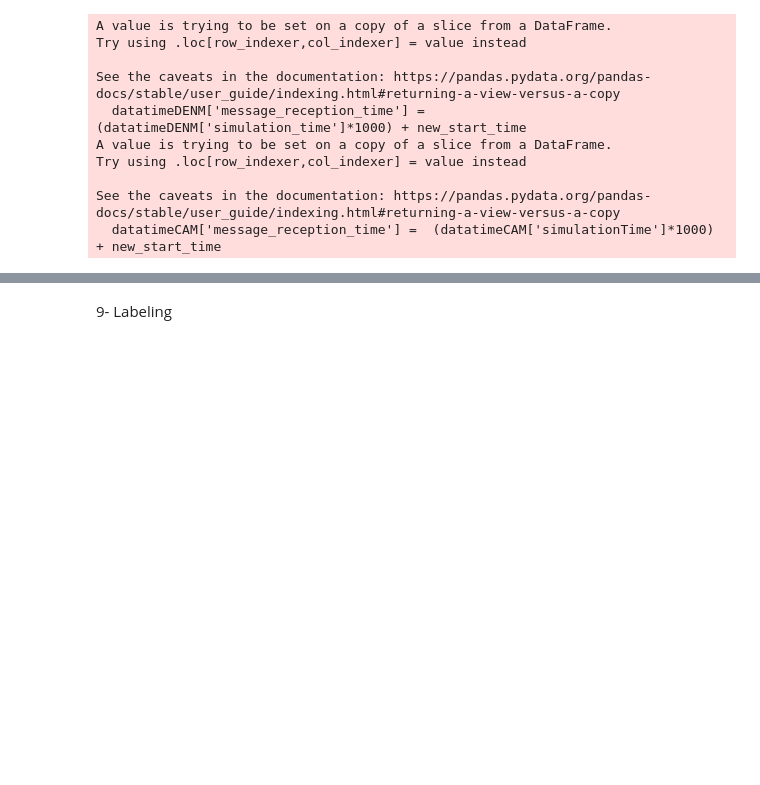
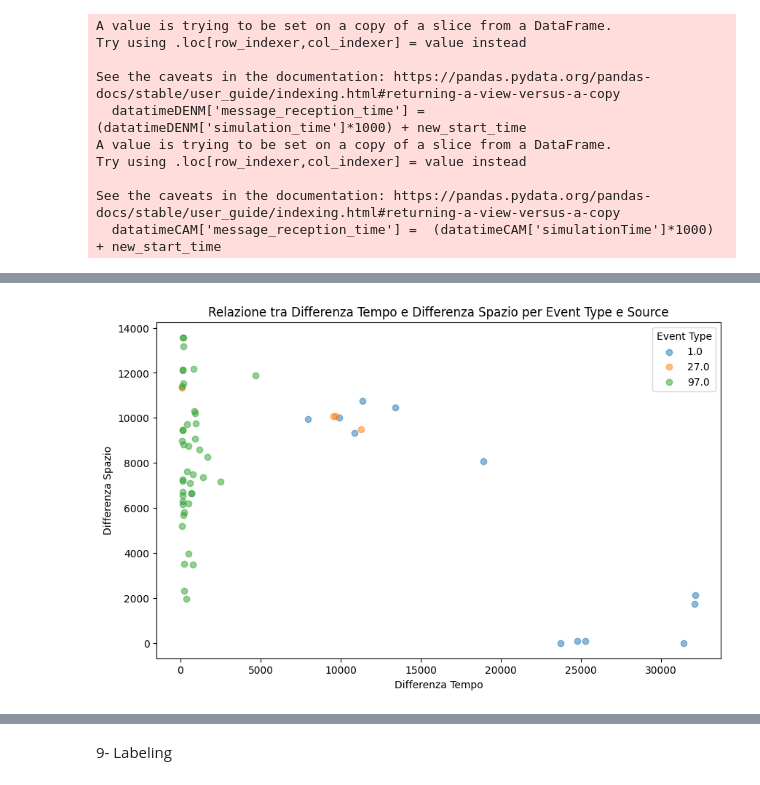
Before and after one commit to alessandrablasioli/attivitaprogettuale, a Jupyter notebook: attprog_sec/finito.ipynb, the cells around one changed output, grey strips where cells are left out. Saved outputs shown, nothing was run; the diff lists cells and outputs as text; code cells hidden in the pictures; blank space fills up the shorter version.

```diff
--- a/attprog_sec/finito.ipynb
+++ b/attprog_sec/finito.ipynb
@@ -541,0 +583,18 @@ datatimeDENM.head()
+# %%
+#raggruppo i messaggi per tipo di source ed event type, per ogni messaggio con stessa source ed event type
+#faccio una media dei valori
+
+grouped_data = denm_modified.groupby(['source','situation_eventType']).mean().reset_index()
+grouped_data_time = grouped_data.groupby(['situation_eventType'])['differenza_tempo']
+grouped_data_space = grouped_data.groupby(['situation_eventType'])['spatial_differences']
+plt.figure(figsize=(10, 6))
+for (event_type), group_time in grouped_data_time:
+    group_space = grouped_data_space.get_group((event_type))
+    plt.scatter(group_time, group_space, label=f'{event_type}', alpha=0.5)
+plt.title('Relazione tra Differenza Tempo e Differenza Spazio per Event Type e Source')
+plt.xlabel('Differenza Tempo')
+plt.ylabel('Differenza Spazio')
+plt.legend(title='Event Type')
+plt.show()
+# %% [output]
+[figure, added]
```
Also changed, not shown: parts of 27 cells of this notebook, 1 other file.
